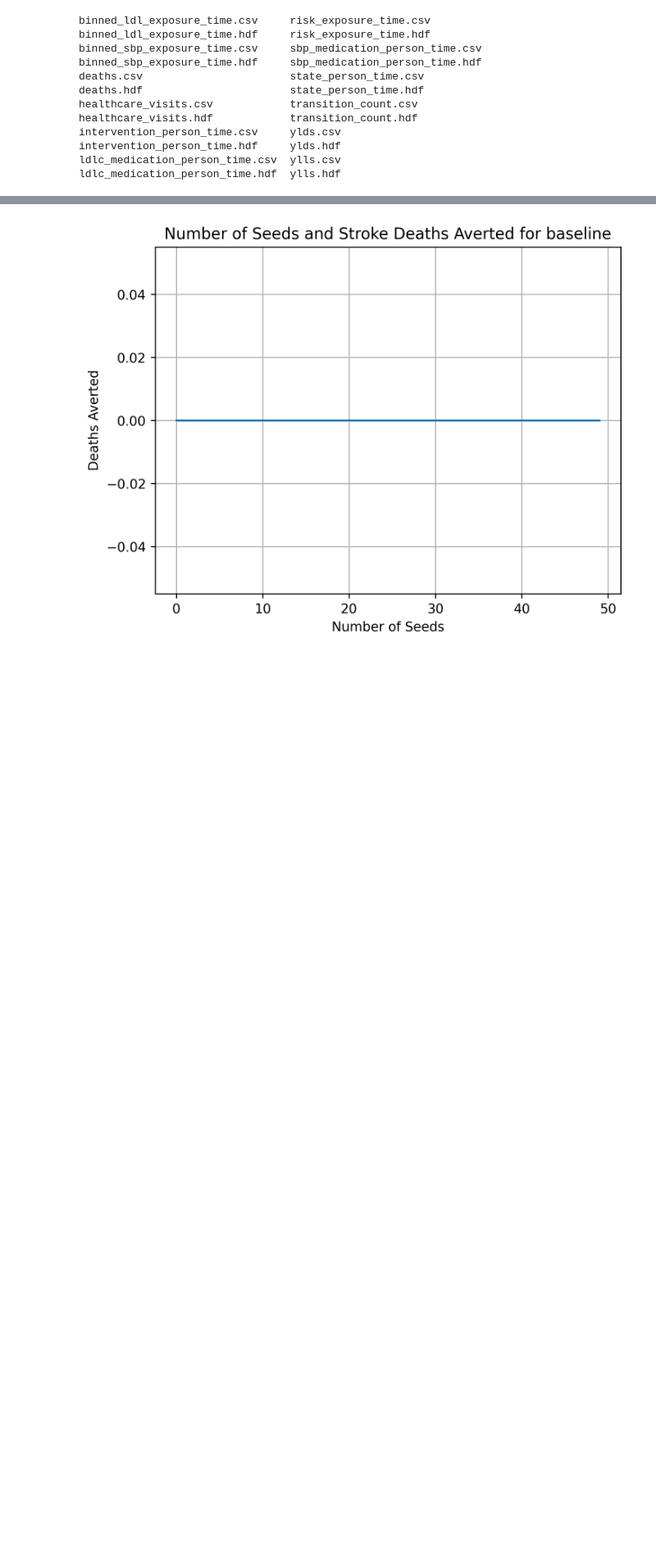
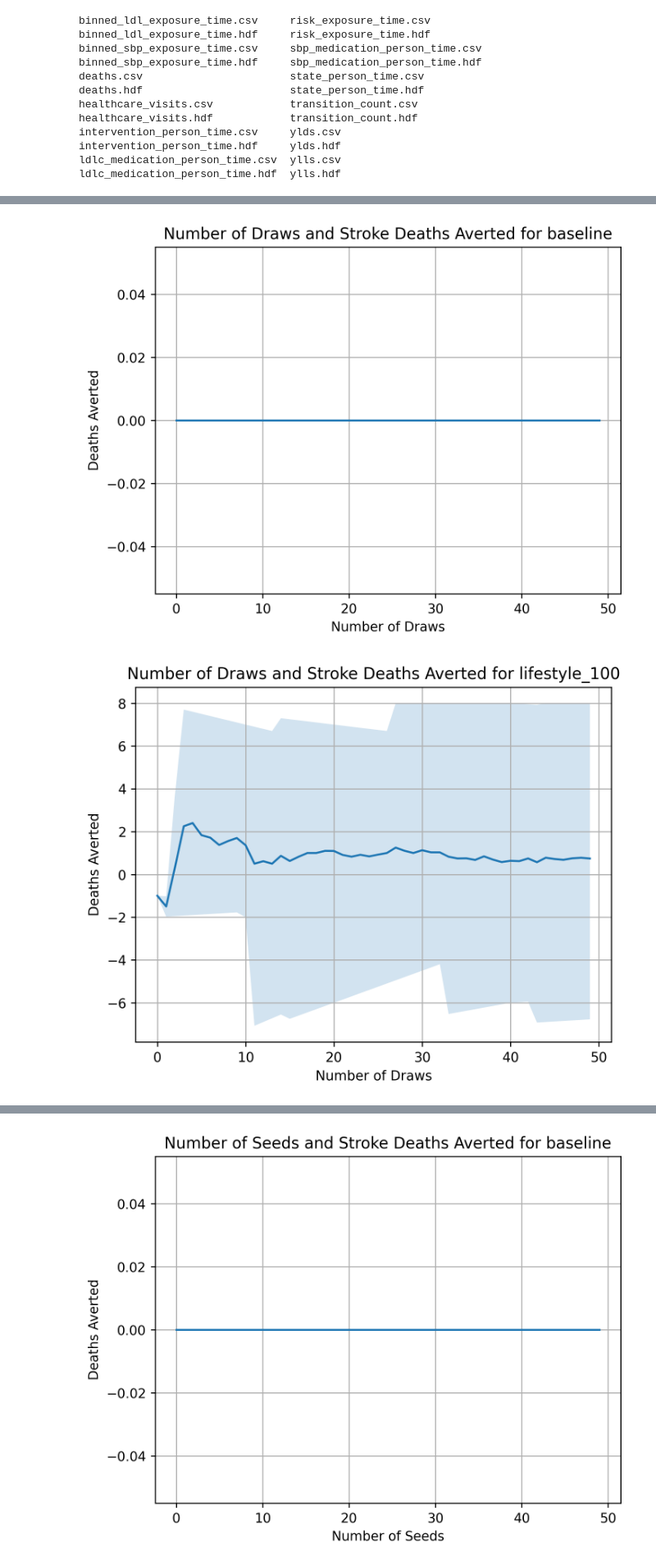
Before and after one commit to ihmeuw/vivarium_research_nih_us_cvd, a Jupyter notebook: draw_seed_analysis.ipynb, the cells around one changed output, grey strips where cells are left out. Shown at 82% size. Saved outputs shown, nothing was run; the diff lists cells and outputs as text; code cells hidden in the pictures; blank space fills up the shorter version.

```diff
--- a/draw_seed_analysis.ipynb
+++ b/draw_seed_analysis.ipynb
@@ -69,6 +62,24 @@ def calc_averted_counts_draws(baseline_scenario):
                         - data.set_index([c for c in data.columns if c != 'value' and c != 'scenario'] + ['scenario'])).reset_index()
         data_averted['baseline_scenario'] = baseline_scenario
         data_averted['n_draws'] = i
-        data_averted = data_averted.groupby(['input_draw','scenario','baseline_scenario','n_draws']).value.describe(percentiles=[0.025,0.975]).reset_index()
+        data_averted = data_averted.groupby(['scenario','baseline_scenario','n_draws']).value.describe(percentiles=[0.025,0.975]).reset_index()
         draw_comparison = pd.concat([draw_comparison, data_averted], ignore_index=True)
     return draw_comparison
+# %%
+baseline_scenario = 'baseline'
+draw_comparison = calc_averted_counts_draws(baseline_scenario)
+
+for scenario in scenarios:
+    plt.figure(dpi=250)
+    p = draw_comparison.loc[(draw_comparison.scenario==scenario)]
+
+    plt.plot(p['n_draws'], p['mean'])
+    plt.fill_between(p['n_draws'], p['2.5%'], p['97.5%'], alpha=0.2)
+
+    plt.grid()
+    plt.ylabel('Deaths Averted')
+    plt.xlabel('Number of Draws')
+    plt.title(f'Number of Draws and Stroke Deaths Averted for {scenario}')
+# %% [output]
+[figure, added]
+[figure, added]
```
Also changed, not shown: parts of 6 cells of this notebook.
